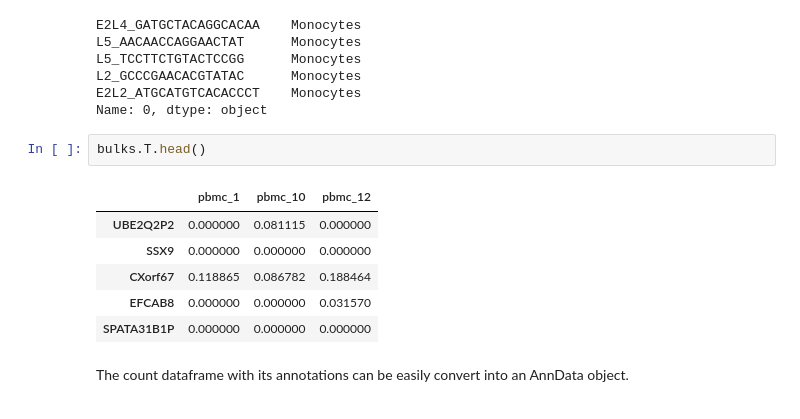
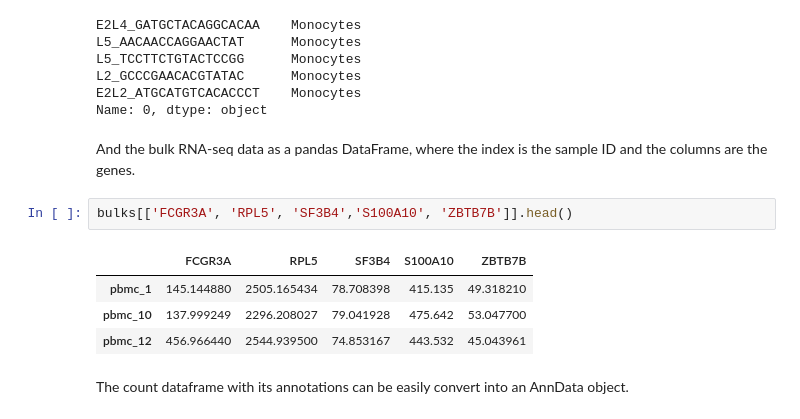
Before and after one commit to ComputationalBiomedicineGroup/Rectangle, a Jupyter notebook: docs/notebooks/example.ipynb, the cells around one changed output. Saved outputs shown, nothing was run; the diff lists cells and outputs as text.

```diff
--- a/docs/notebooks/example.ipynb
+++ b/docs/notebooks/example.ipynb
@@ -35,15 +35,16 @@ L5_TCCTTCTGTACTCCGG      Monocytes
 L2_GCCCGAACACGTATAC      Monocytes
 E2L2_ATGCATGTCACACCCT    Monocytes
 Name: 0, dtype: object
-# %%
-bulks.T.head()
-# %% [output]
-|  | pbmc_1 | pbmc_10 | pbmc_12 |
-| UBE2Q2P2 | 0.000000 | 0.081115 | 0.000000 |
-| SSX9 | 0.000000 | 0.000000 | 0.000000 |
-| CXorf67 | 0.118865 | 0.086782 | 0.188464 |
-| EFCAB8 | 0.000000 | 0.000000 | 0.031570 |
-| SPATA31B1P | 0.000000 | 0.000000 | 0.000000 |
+# %% [markdown]
+And the bulk RNA-seq data as a pandas DataFrame,
+where the index is the sample ID and the columns are the genes.
+# %%
+bulks[['FCGR3A', 'RPL5', 'SF3B4','S100A10', 'ZBTB7B']].head()
+# %% [output]
+|  | FCGR3A | RPL5 | SF3B4 | S100A10 | ZBTB7B |
+| pbmc_1 | 145.144880 | 2505.165434 | 78.708398 | 415.135 | 49.318210 |
+| pbmc_10 | 137.999249 | 2296.208027 | 79.041928 | 475.642 | 53.047700 |
+| pbmc_12 | 456.966440 | 2544.939500 | 74.853167 | 443.532 | 45.043961 |
 # %% [markdown]
 The count dataframe with its annotations can be easily convert into an AnnData object.
 # %%
```
Also changed, not shown: parts of 23 cells of this notebook, 2 other files.
